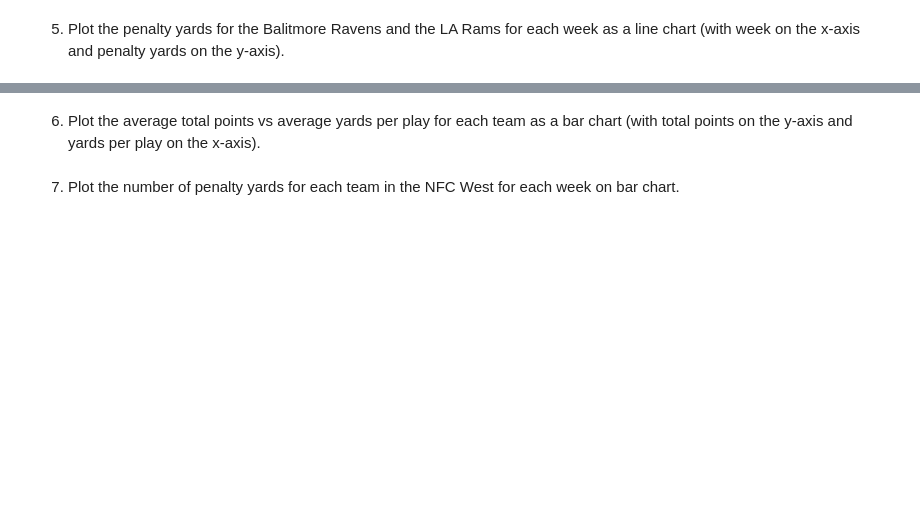
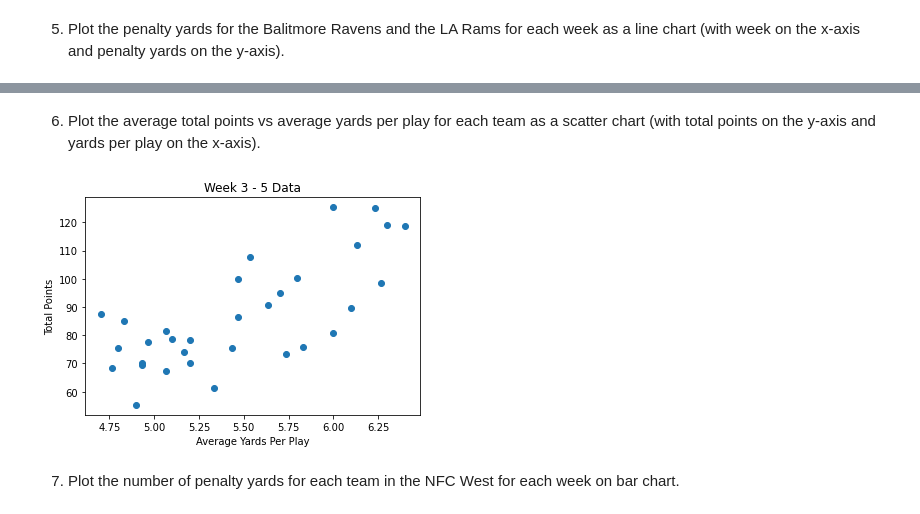
Before and after one commit to sflowers51/cis277-fa22-Lab5, a Jupyter notebook: Lab5.ipynb, the cells around one changed output, grey strips where cells are left out. Cells and saved outputs as stored; diff of their text form; code cells hidden in the pictures; blank space fills up the shorter version.

```diff
--- a/Lab5.ipynb
+++ b/Lab5.ipynb
@@ -39,4 +141,15 @@ barhplot
 # %% [markdown]
-6. Plot the average total points vs average yards per play for each team as a bar chart (with total points on the y-axis and yards per play on the x-axis).
+6. Plot the average total points vs average yards per play for each team as a scatter chart (with total points on the y-axis and yards per play on the x-axis).
+# %%
+avgPoints = df.groupby('team').points_scored.mean()
+avgYPP = df.groupby('team').yards_per_play.mean()
+
+plt.title('Week 3 - 5 Data')
+plt.xlabel('Average Yards Per Play')
+plt.ylabel('Total Points')
+
+plt.scatter(avgYPP, avgPoints);
+# %% [output]
+[figure, added]
 # %% [markdown]
 7. Plot the number of penalty yards for each team in the NFC West for each week on bar chart.
```
Also changed, not shown: parts of 11 cells of this notebook.
